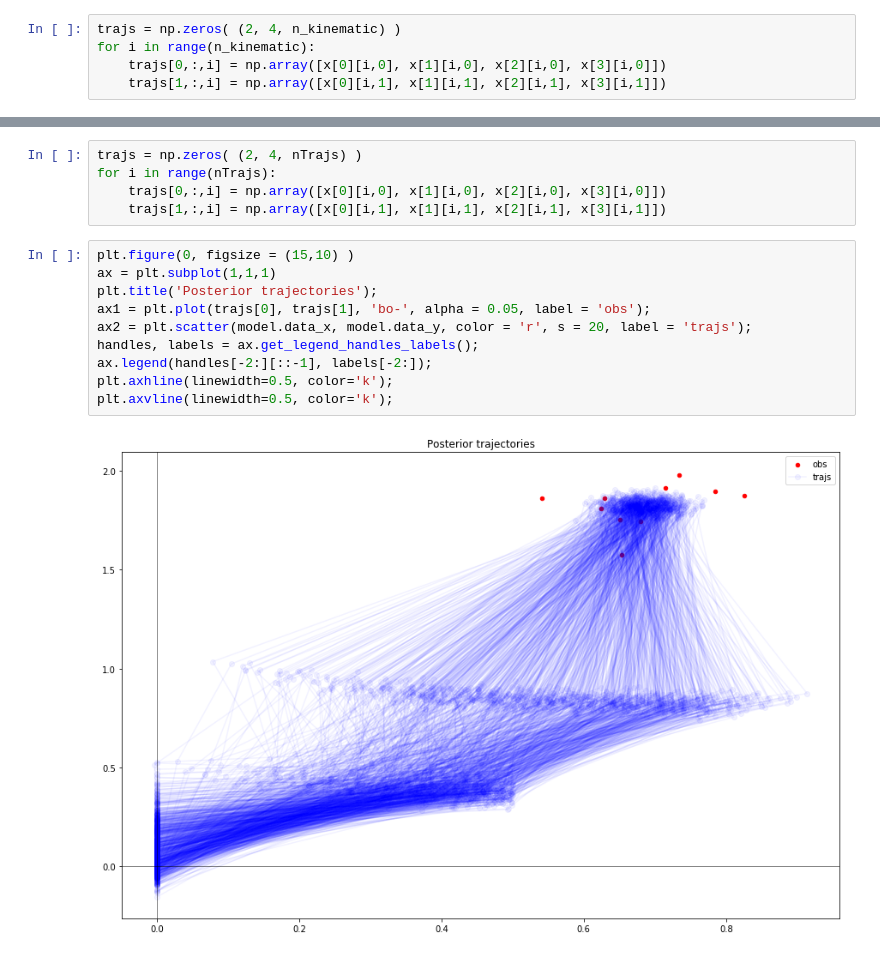
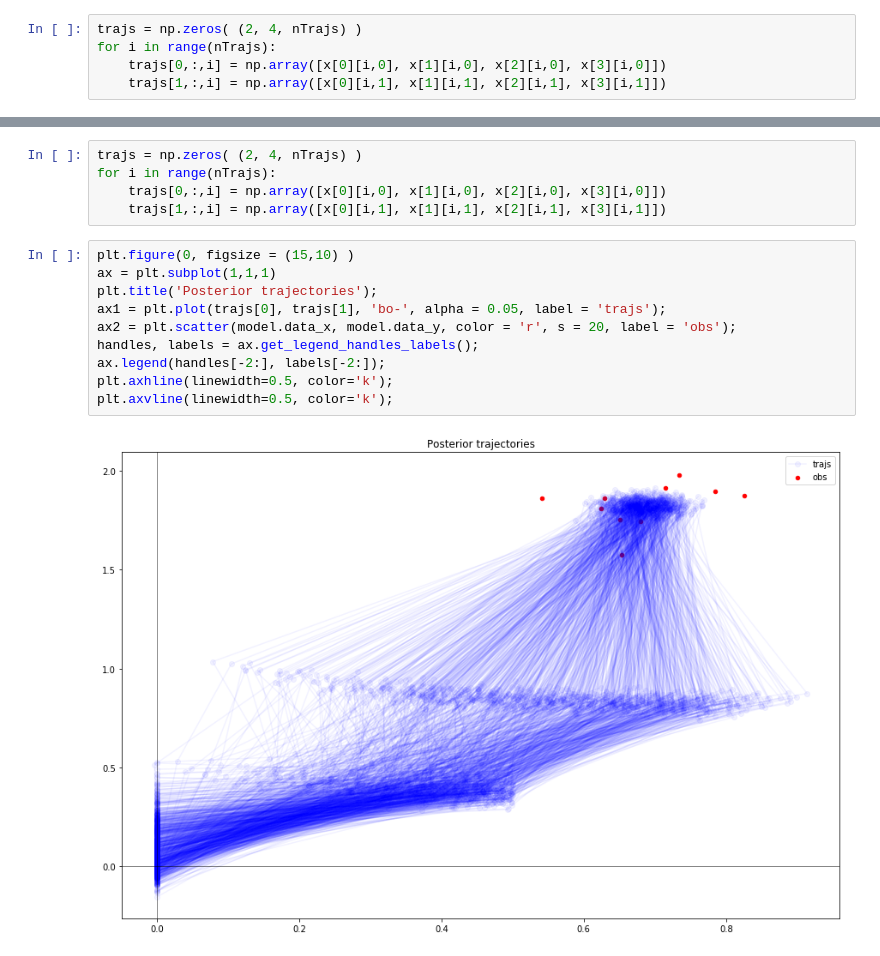
Before and after one commit to gianlucadetommaso/Stein-variational-samplers, a Jupyter notebook: python_SVN/SVN_4d_kinematic_test_case.ipynb, the cells around one changed output, grey strips where cells are left out. Drawn from its saved outputs; the diff is of its cells as text.

```diff
--- a/python_SVN/SVN_4d_kinematic_test_case.ipynb
+++ b/python_SVN/SVN_4d_kinematic_test_case.ipynb
@@ -44,8 +44,8 @@ np.random.seed(0)
 nTrajs = 1000
 x = kinematic_all(np.random.normal(size=(nTrajs, 4), scale=sigmas))
 # %%
-trajs = np.zeros( (2, 4, n_kinematic) )
-for i in range(n_kinematic):
+trajs = np.zeros( (2, 4, nTrajs) )
+for i in range(nTrajs):
     trajs[0,:,i] = np.array([x[0][i,0], x[1][i,0], x[2][i,0], x[3][i,0]])
     trajs[1,:,i] = np.array([x[0][i,1], x[1][i,1], x[2][i,1], x[3][i,1]])
 # %%
@@ -221,12 +221,12 @@ for i in range(nTrajs):
 # %%
 plt.figure(0, figsize = (15,10) )
 ax = plt.subplot(1,1,1)
 plt.title('Posterior trajectories');
-ax1 = plt.plot(trajs[0], trajs[1], 'bo-', alpha = 0.05, label = 'obs');
-ax2 = plt.scatter(model.data_x, model.data_y, color = 'r', s = 20, label = 'trajs');
+ax1 = plt.plot(trajs[0], trajs[1], 'bo-', alpha = 0.05, label = 'trajs');
+ax2 = plt.scatter(model.data_x, model.data_y, color = 'r', s = 20, label = 'obs');
 handles, labels = ax.get_legend_handles_labels();
-ax.legend(handles[-2:][::-1], labels[-2:]);
+ax.legend(handles[-2:], labels[-2:]);
 plt.axhline(linewidth=0.5, color='k');
 plt.axvline(linewidth=0.5, color='k');
 # %% [output]
-[figure, old version]
+[figure, new version]
```
